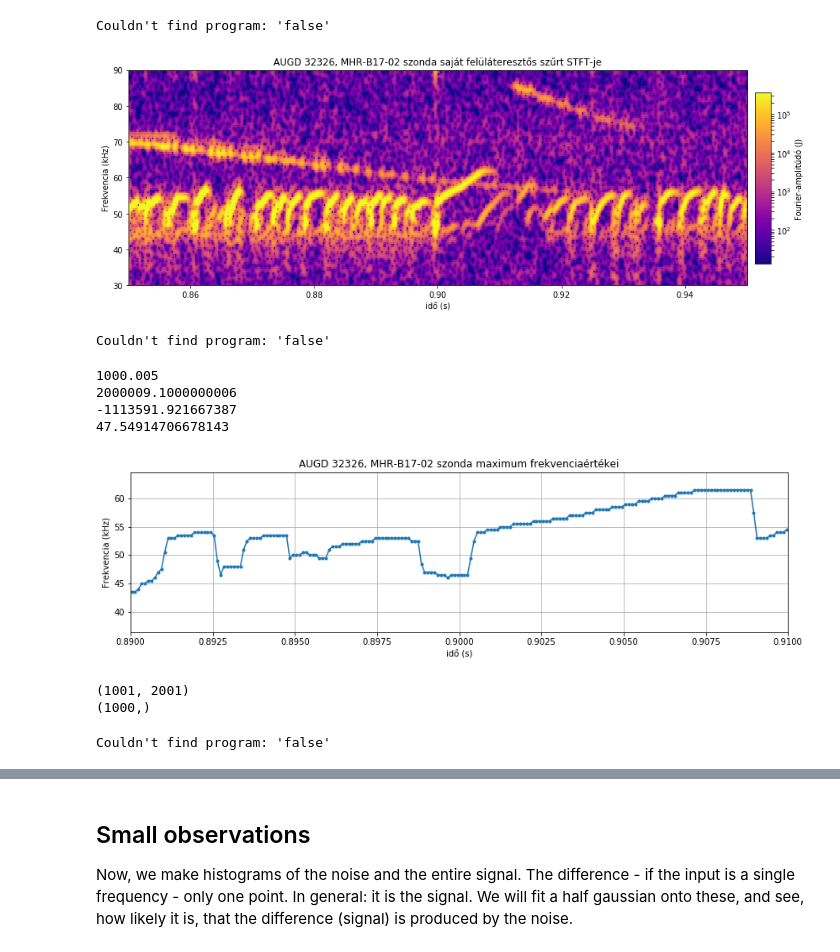
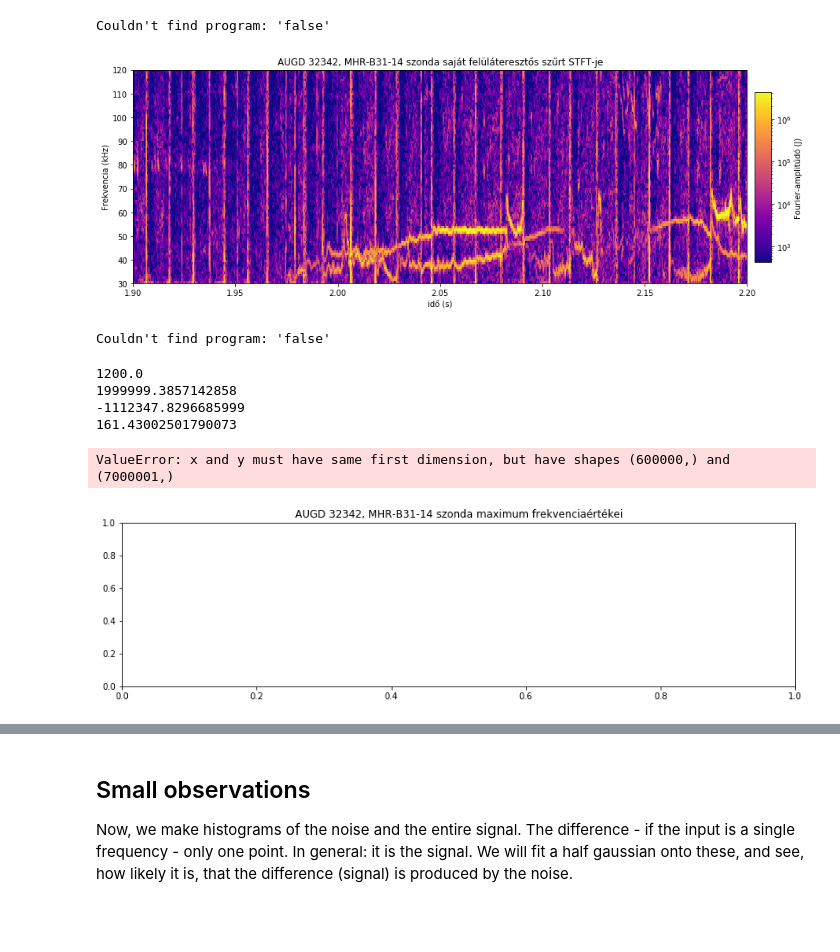
Before and after one commit to martonvavrik/fusion_research, a Jupyter notebook: waves.ipynb, the cells around one changed output, grey strips where cells are left out. Drawn from its saved outputs; the diff is of its cells as text; code cells hidden in the pictures; blank space fills up the shorter version.

Commit message:
name fixes, set start and end time

```diff
--- a/waves.ipynb
+++ b/waves.ipynb
@@ -71,7 +70,7 @@ Loaded: C:\Users\Marci\Documents\transientwaves\imputdata\in\AUGD_32326_085-095_
 
 shot_i=0
 #print(sav1)
-s=np.array(sav1['data'][shot_i])#
+s=np.array(sav1['data'])#[shot_i]
 x=np.array(sav1['timeax'])
 #print("\n", sav1['channels'])
 print("\n", s)
@@ -93,6 +92,8 @@ print("\n",shot)
 # %%
 #%%script false
-f=0
+min_t=1.9
+max_t=2.2
+
 s = s.astype(float)
 x = x.astype(float)
 samples=s.size
@@ -102,6 +103,16 @@ nyquist=samples/2/t
 frangemax=nyquist#250000#
 xf=np.linspace(0.0, frangemax, frangemax*t+1)
 s_rate=x.size/t
+
+t=max_t-min_t
+min_x=int(s_rate*min_t)
+max_x=int(s_rate*max_t)
+samples=max_x-min_x
+
+x=x[min_x:max_x]
+s=s[min_x:max_x]
+
+print(max_t)
 print(nyquist)
 print(x.size)
 # %% [output]
@@ -424,14 +419,15 @@ for i in range(int(samples/d_win)):
 # %% [output]
 Couldn't find program: 'false'
 # %%
-z_win_fft_cutted = np.zeros((int(frangemax*(2*hann_r+1)/s_rate), int(samples/d_win)))
+z_win_fft_cutted = np.zeros((int(frangemax*(2*win_r+1)/s_rate), int(samples/d_win)))
 for i in range(int(samples/d_win)):
-    for j in range(int(frangemax*(2*hann_r+1)/s_rate)): #int(frangemax*max(x_hann))
+    for j in range(int(frangemax*(2*win_r+1)/s_rate)): #int(frangemax*max(x_hann))
         z_win_fft_cutted [j][i] = z_win_fft [i][j]**2
 
+
+print(z_win_fft.shape)
+print(z_win_fft_cutted.shape)
 #print(z_spy_stft.shape)
 #print(z_spy_stft_cutted.shape)
-print(z_win_fft.shape)
-print(z_win_fft_cutted.shape)
-print(z_win_fft.max()/abs(z_spy_stft.max()))
+#print(z_win_fft.max()/abs(z_spy_stft.max()))
 # %% [output]
@@ -457,30 +452,30 @@ Couldn't find program: 'false'
 # %%
 ##### %%script false
 colornorm=colors.LogNorm(vmin=z_win_fft_cutted.min()*40000000, vmax=z_win_fft_cutted.max()/10)
 logax = np.linspace(int(np.log10(z_win_fft_cutted.min())),int(np.log10(z_win_fft_cutted.max())),int(np.log10(z_win_fft_cutted.max()))-int(np.log10(z_win_fft_cutted.min()))+1)
 logax = 10**logax
 fig, ax = plt.subplots(figsize=(14,5))
-#extent=[0,t-(2*hann_r/s_rate),0,frangemax/t],
+#extent=[0,t-(2*win_r/s_rate),0,frangemax/t],
 #plt.figure(figsize=(15,10))
 #ax.plot(x,np.abs(full_f),color='g',linewidth=3,linestyle='dashed',alpha=0.6)#img = ax.
-img = plt.imshow(z_win_fft_cutted,cmap='plasma',  aspect='auto', extent=[min(x),max(x),frangemax/1000,0], norm=colornorm)#interpolation='gaussian',*30000000/4
+img = plt.imshow(z_win_fft_cutted,cmap='plasma',  aspect='auto', extent=[min_t,max_t,frangemax/1000,0], norm=colornorm)#interpolation='gaussian',*30000000/4
 #plt.title('39424-es kisülés, J051-es szonda STFT-je')
 plt.title(shot+' szonda saját felüláteresztős szűrt STFT-je')
 #plt.title('AUGD 34924, B31-40-es szonda STFT-je')
 plt.ylabel('Frekvencia (kHz)')
 plt.xlabel('idő (s)')#('time (s)')
-#plt.xlim(0.642,0.658)
-plt.ylim(90,30)
+plt.ylim(120,30)
+#plt.xlim(1.9,2.4)
 plt.subplots_adjust(right=0.90)
 plt.gca().invert_yaxis()
 cbar=plt.colorbar(img,cax=plt.axes([0.91, 0.2, 0.02, 0.6]),ticks=None)
 cbar.set_label('Fourier-amplitúdó (J)')
 #plt.axis([2.13,2.15,min(s),20000])
 #cbar.set_ticks(logax)
 plt.savefig(shot+' stft.pdf')#34924_40
 plt.show()
 # %% [output]
-[figure, old version]
+[figure, new version]
 # %%
 %%script false
 logax = np.linspace(int(np.log10(z_spy_stft_cutted.min())),int(np.log10(z_spy_stft_cutted.max())),int(np.log10(z_spy_stft_cutted.max()))-int(np.log10(z_spy_stft_cutted.min()))+1)
@@ -511,7 +506,7 @@ Couldn't find program: 'false'
 print(samples/d_win)
 
 print(s_rate-0.9)
-print(nyquist/((2*hann_r+1)/s_rate-0.9))
+print(nyquist/((2*win_r+1)/s_rate-0.9))
 ridge_d=20000#50#
 ridge_d2=8000
 ridge_start=40000#2#
@@ -523,14 +518,14 @@ print(maxi)
 for i in range(int(samples/d_win+0.9)):
     ridgeval=0  #max(z_spy_stft[i][:])
     if (i==0) or (ridge[i-1]==0):
-        for j in range(int(ridge_d*(2*hann_r+1)/(s_rate-0.9))):
-            j2=j+int((ridge_start)*(2*hann_r+1)/(s_rate-0.9))
+        for j in range(int(ridge_d*(2*win_r+1)/(s_rate-0.9))):
+            j2=j+int((ridge_start)*(2*win_r+1)/(s_rate-0.9))
             if ridgeval < z_win_fft[i][j2]:
                 ridgeval=z_win_fft[i][j2]
                 ridge[i]= j2
     else:
-        for j in range(int(ridge_d2*(2*hann_r+1)/(s_rate-0.9))):
-            j2=int(j+ridge[i-1]-(ridge_d2/2)*(2*hann_r+1)/(s_rate-0.9))
+        for j in range(int(ridge_d2*(2*win_r+1)/(s_rate-0.9))):
+            j2=int(j+ridge[i-1]-(ridge_d2/2)*(2*win_r+1)/(s_rate-0.9))
             if ridgeval < z_win_fft[i][j2]:
                 ridgeval=z_win_fft[i][j2]
                 ridge[i]= j2
@@ -542,17 +537,17 @@ for i in range(int(samples/d_win+0.9)):
     #print(i, ridge [i])
     #print (i,"  ",ridge[i],"\t", ridgeval,"\t", z_spy_stft[i][int(ridge[i])])
 
-ridge=ridge*(s_rate/(2*hann_r+1))
+ridge=ridge*(s_rate/(2*win_r+1))
 
-#proc_x=np.linspace(min(x),max(x),np.size(ridge))
+#proc_x=np.linspace(min_t,max_t,np.size(ridge))
 ridge[ ridge==0 ] = np.nan
 plt.figure(figsize=(14,3.5))
 plt.title(shot+' szonda maximum frekvenciaértékei')
-plt.plot(np.linspace(min(x),max(x),np.size(ridge)),ridge/1000,'.-',x,full_f/1000)
+plt.plot(np.linspace(min_t,max_t,np.size(ridge)),ridge/1000,'.-',x,full_f/1000)
 plt.grid(True)
 #plt.legend(('Kiszámolt', 'Eredeti'))
 #yaxismax=1/2**(view.value/12)
-plt.xlim(min(x),max(x))
+plt.xlim(min_t,max_t)
 plt.ylim(ridge_start/1100,)
 #plt.ylim(0,200)
 plt.xlim(0.89,0.91)
@@ -560,33 +555,30 @@ plt.ylabel('Frekvencia (kHz)')
 plt.xlabel('idő (s)')
 plt.savefig(shot+' f_max.pdf')
 plt.show()
-print(z_spy_stft.shape)
+#print(z_spy_stft.shape)
 print(ridge.shape)
 # %% [output]
-1000.005
-2000009.1000000006
--1113591.921667387
-47.54914706678143
+1200.0
+1999999.3857142858
+-1112347.8296685999
+161.43002501790073
+ValueError: x and y must have same first dimension, but have shapes (600000,) and (7000001,)
-[figure, old version]
+[figure, new version]
-(1001, 2001)
-(1000,)
 # %%
 %%script false
 plt.figure(figsize=(14,3.5))
-x_ridge=np.linspace(min(x),max(x),np.size(ridge))
+x_ridge=np.linspace(min_t,max_t,np.size(ridge))
 diff_ridge=(f-60/((x_ridge/1.5)+1.8))*7-30-ridge#15+10*np.sin(np.pi*x_ridge)
 plt.plot(x_ridge,abs(diff_ridge))#/ridge
 plt.ylabel('Frekvencia (Hz)')
 plt.xlabel('idő (s)')
 plt.grid(True)
-plt.xlim(min(x),max(x))
+plt.xlim(min_t,max_t)
 #plt.ylim(0,4)
 plt.savefig('t_diff.pdf')
 plt.show()
 #((1/(np.size(ridge)-1))*sum((diff_ridge/ridge)**2))**(1/2)
 np.average(abs(diff_ridge))
-# %% [output]
-Couldn't find program: 'false'
 # %%
 logax = np.linspace(int(np.log10(z_win_fft_cutted.min())),int(np.log10(z_win_fft_cutted.max())),int(np.log10(z_win_fft_cutted.max()))-int(np.log10(z_win_fft_cutted.min()))+1)
 logax = 10**logax
```
Also changed, not shown: parts of 24 cells of this notebook.
